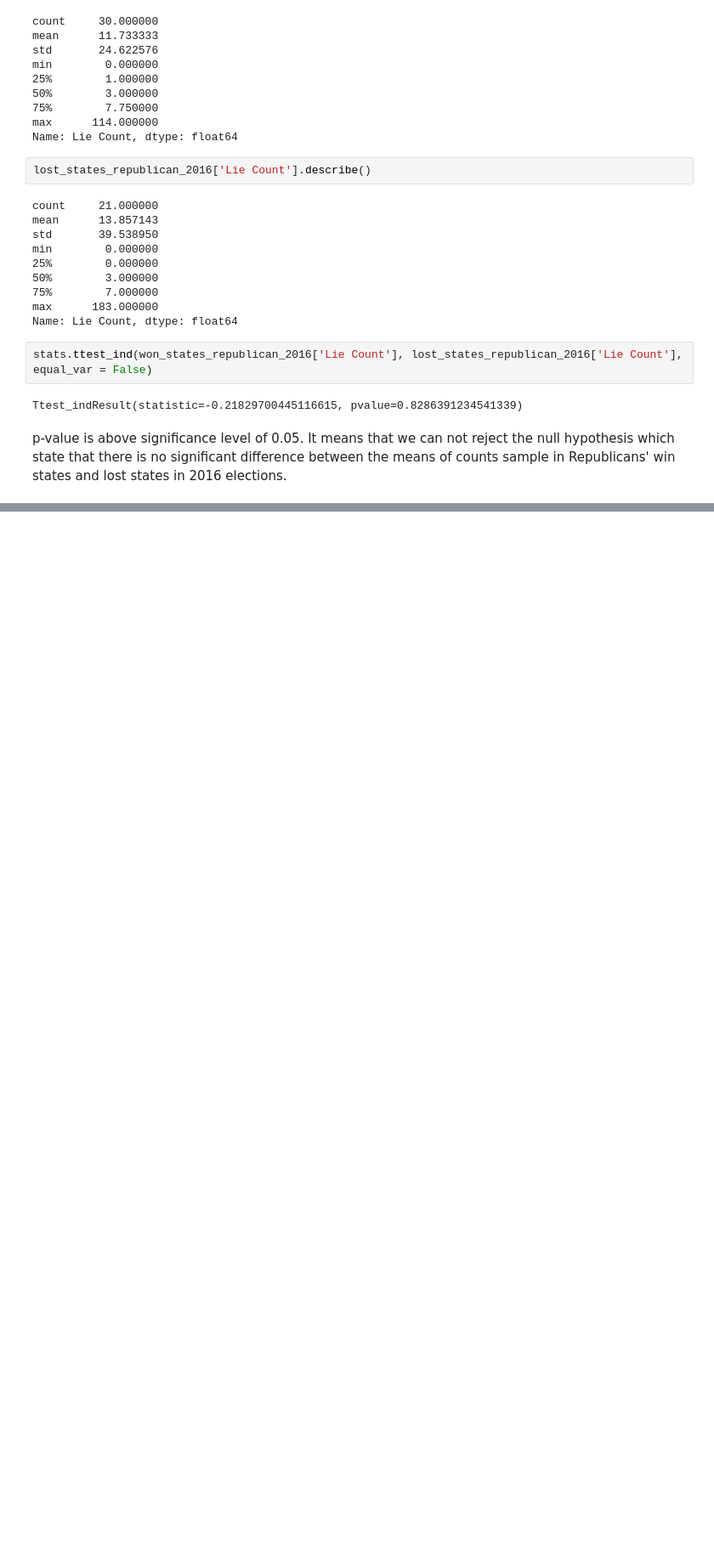
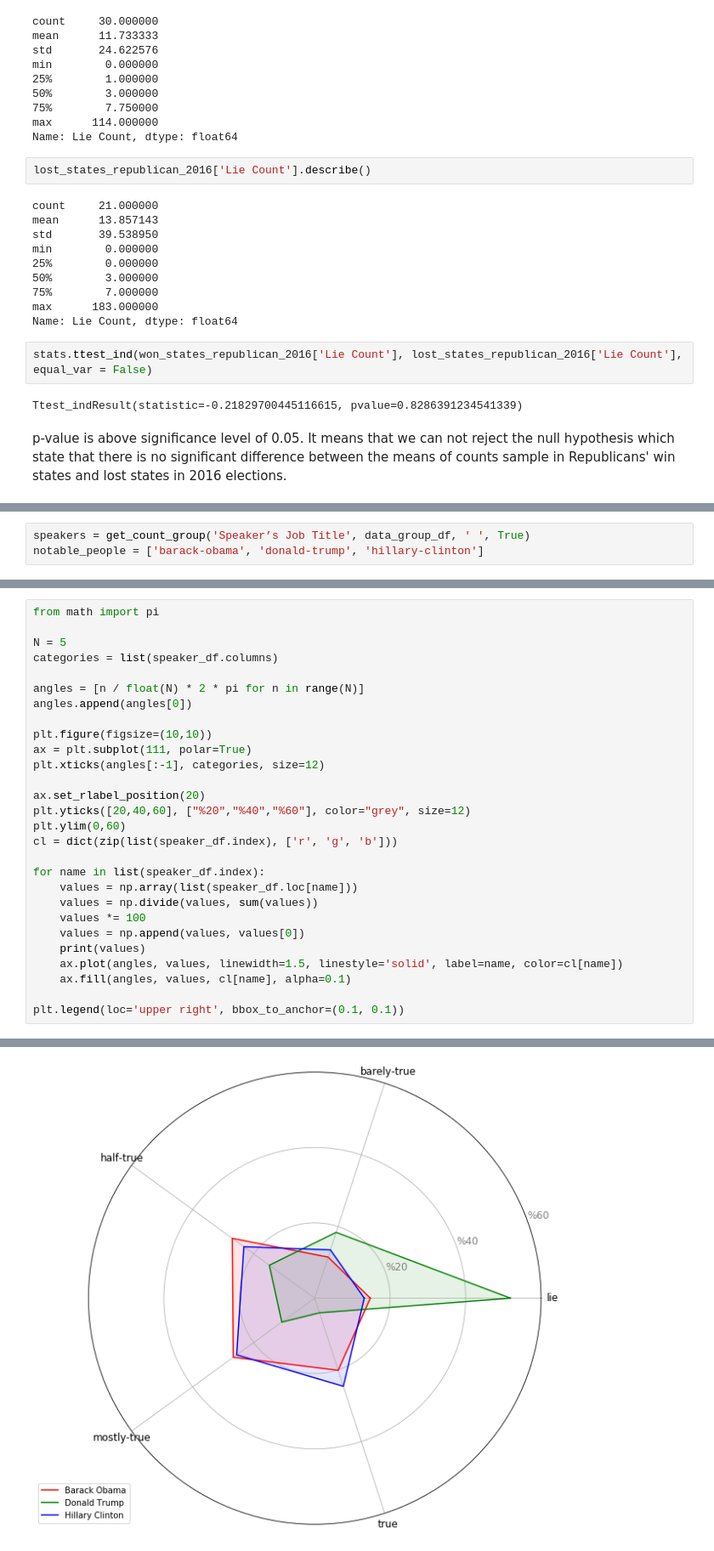
Before and after one commit to canaltinigne/ada-18-project, a Jupyter notebook: Milestone_2.ipynb, the cells around one changed output, grey strips where cells are left out. Shown at 85% size. Drawn from its saved outputs; the diff is of its cells as text; blank space fills up the shorter version.

Commit message:
lie percentages in radar plot for 3 people added

```diff
--- a/Milestone_2.ipynb
+++ b/Milestone_2.ipynb
@@ -941,0 +946,3 @@ p-value is above significance level of 0.05. It means that we can not reject the
+# %%
+speakers = get_count_group('Speaker’s Job Title', data_group_df, ' ', True)
+notable_people = ['barack-obama', 'donald-trump', 'hillary-clinton']
@@ -941,0 +984,29 @@ p-value is above significance level of 0.05. It means that we can not reject the
+# %%
+from math import pi
+
+N = 5
+categories = list(speaker_df.columns)
+
+angles = [n / float(N) * 2 * pi for n in range(N)]
+angles.append(angles[0])
+
+plt.figure(figsize=(10,10))
+ax = plt.subplot(111, polar=True)
+plt.xticks(angles[:-1], categories, size=12)
+
+ax.set_rlabel_position(20)
+plt.yticks([20,40,60], ["%20","%40","%60"], color="grey", size=12)
+plt.ylim(0,60)
+cl = dict(zip(list(speaker_df.index), ['r', 'g', 'b']))
+
+for name in list(speaker_df.index):
+    values = np.array(list(speaker_df.loc[name]))
+    values = np.divide(values, sum(values))
+    values *= 100
+    values = np.append(values, values[0])
+    print(values)
+    ax.plot(angles, values, linewidth=1.5, linestyle='solid', label=name, color=cl[name])
+    ax.fill(angles, values, cl[name], alpha=0.1)
+
+plt.legend(loc='upper right', bbox_to_anchor=(0.1, 0.1))
+# %% [output]
@@ -941,0 +1017 @@ p-value is above significance level of 0.05. It means that we can not reject the
+[figure, added]
```
Also changed, not shown: parts of 4 cells of this notebook.
